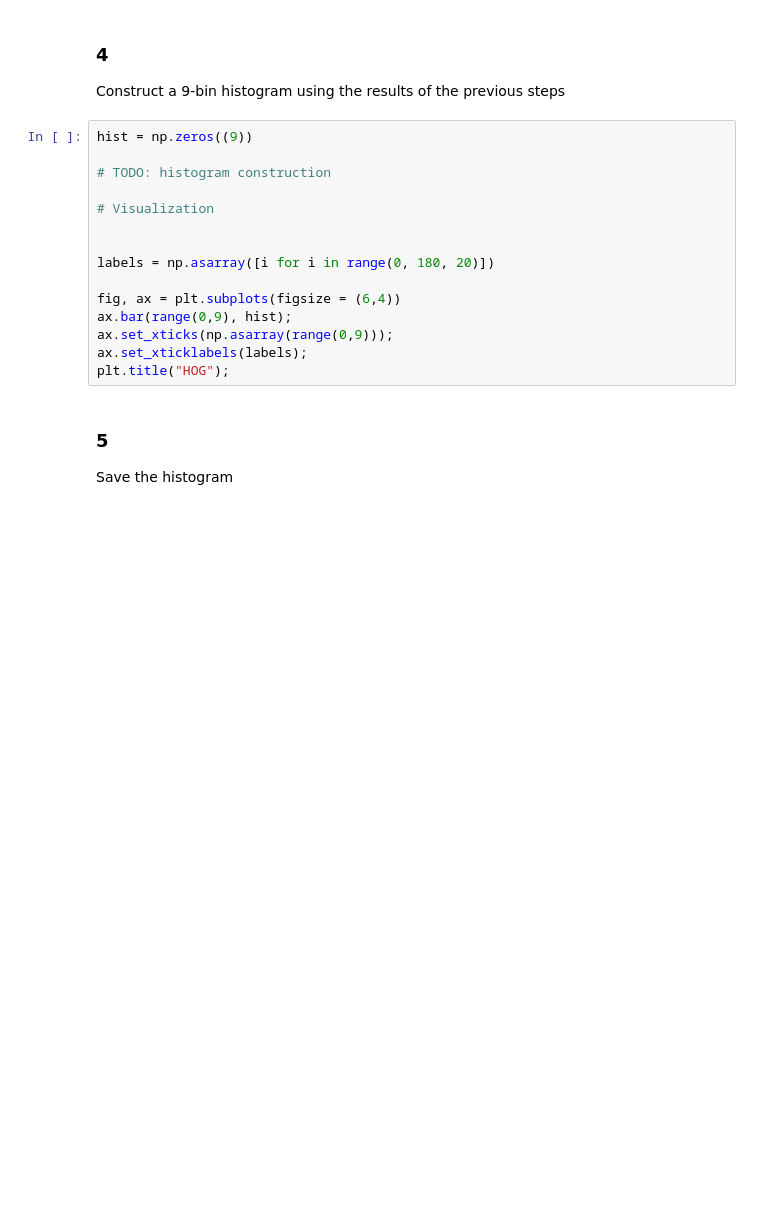
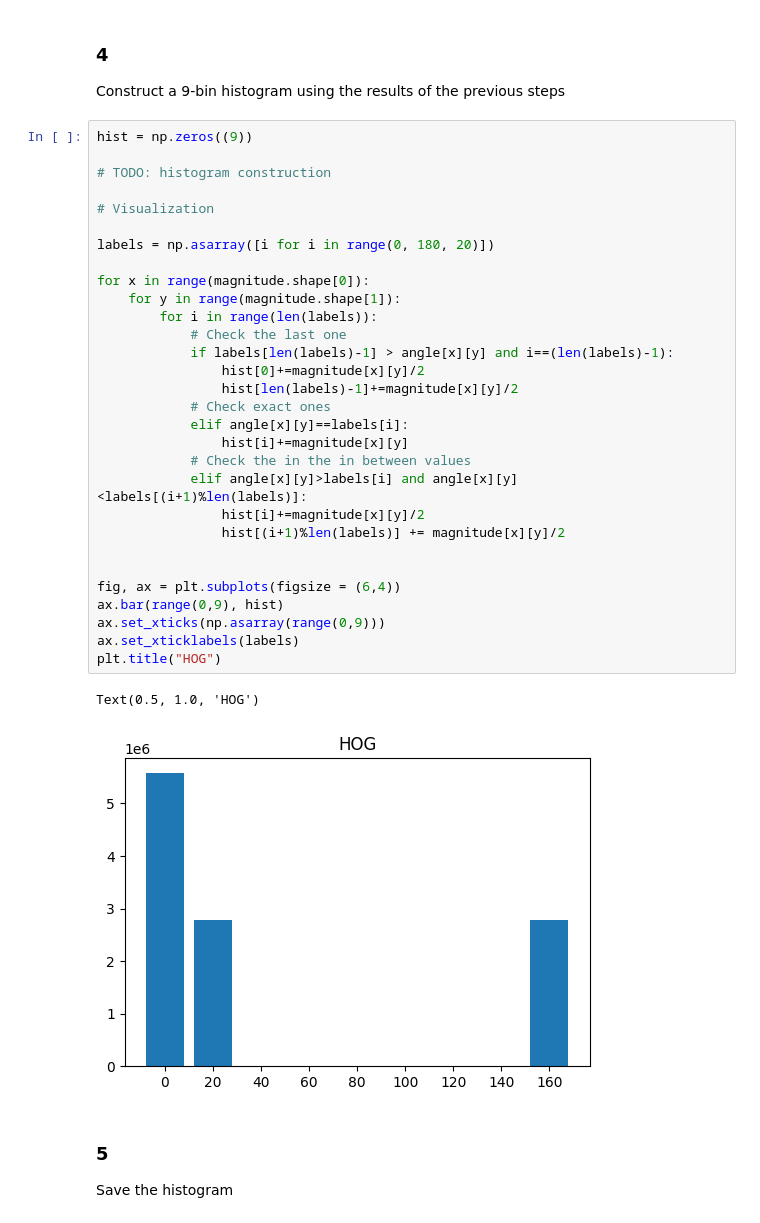
Before and after one commit to martigelabert/image3D, a Jupyter notebook: HOG/Exercise.ipynb, the cells around one changed output. Drawn from its saved outputs; the diff is of its cells as text; blank space fills up the shorter version.

```diff
--- a/HOG/Exercise.ipynb
+++ b/HOG/Exercise.ipynb
@@ -57,18 +110,36 @@ Construct a 9-bin histogram using the results of the previous steps
 # %%
 hist = np.zeros((9))
 
 # TODO: histogram construction
 
 # Visualization
 
-
 labels = np.asarray([i for i in range(0, 180, 20)])
 
+for x in range(magnitude.shape[0]):
+    for y in range(magnitude.shape[1]):
+        for i in range(len(labels)):
+            # Check the last one
+            if labels[len(labels)-1] > angle[x][y] and i==(len(labels)-1):
+                hist[0]+=magnitude[x][y]/2
+                hist[len(labels)-1]+=magnitude[x][y]/2
+            # Check exact ones
+            elif angle[x][y]==labels[i]:
+                hist[i]+=magnitude[x][y]
+            # Check the in the in between values
+            elif angle[x][y]>labels[i] and angle[x][y]<labels[(i+1)%len(labels)]:
+                hist[i]+=magnitude[x][y]/2
+                hist[(i+1)%len(labels)] += magnitude[x][y]/2
+
+
 fig, ax = plt.subplots(figsize = (6,4))
-ax.bar(range(0,9), hist);
-ax.set_xticks(np.asarray(range(0,9)));
-ax.set_xticklabels(labels);
-plt.title("HOG");
+ax.bar(range(0,9), hist)
+ax.set_xticks(np.asarray(range(0,9)))
+ax.set_xticklabels(labels)
+plt.title("HOG")
+# %% [output]
+Text(0.5, 1.0, 'HOG')
+[figure, added]
 # %% [markdown]
 ### 5
 
```
Also changed, not shown: parts of 8 cells of this notebook, 2 other files.
